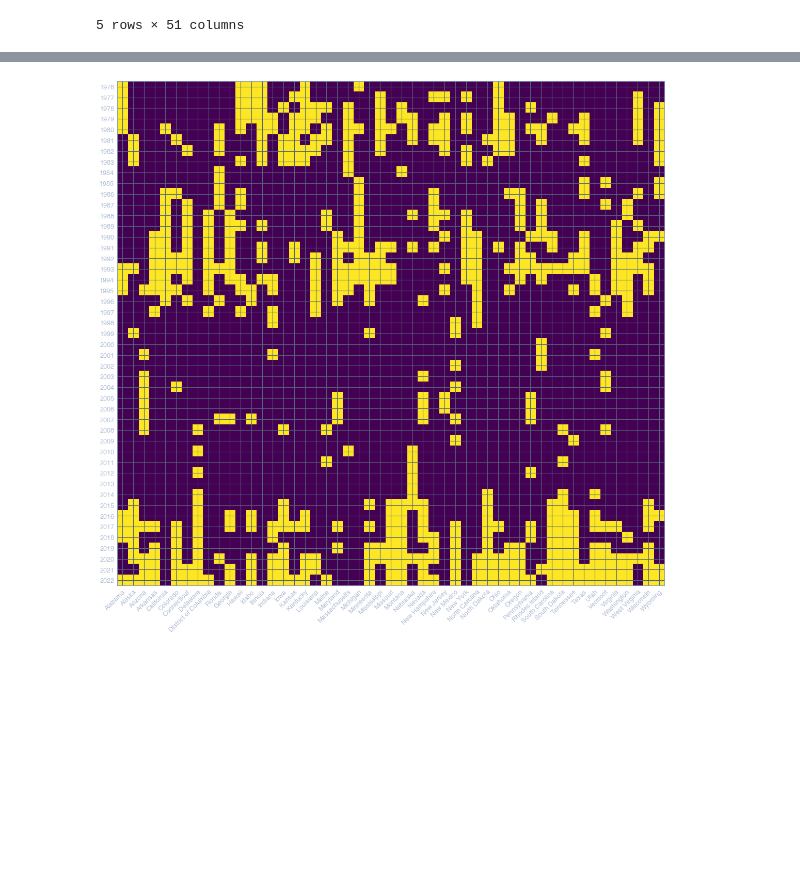
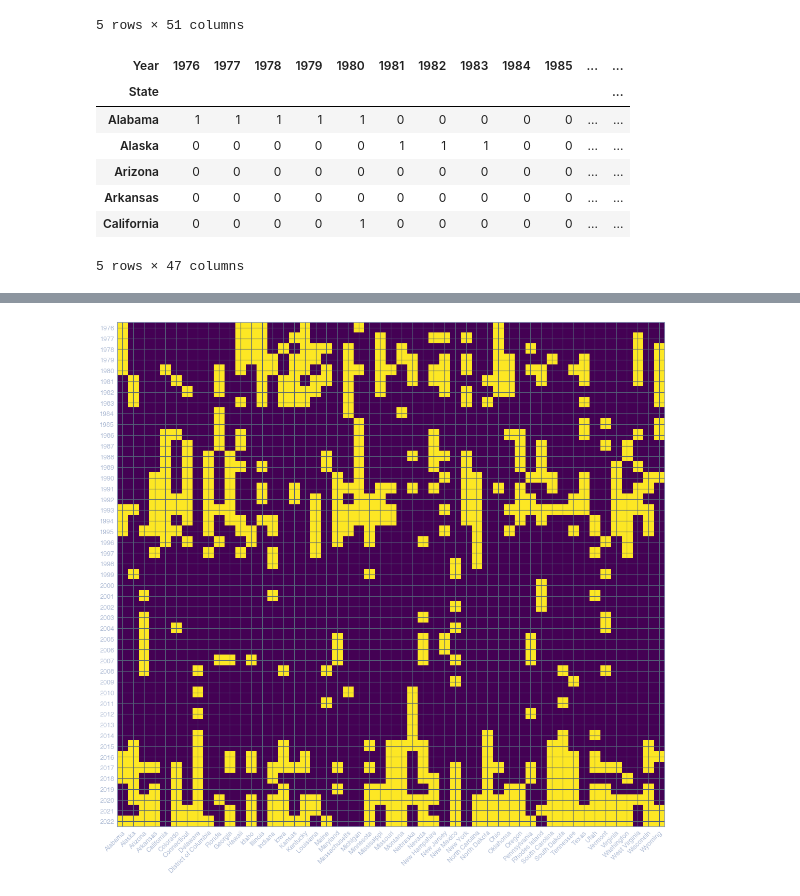
Before and after one commit to fadeeva/weird_projects, a Jupyter notebook: Serial_Killers/Outliers_in_Murder_Accountability_Project.ipynb, the cells around one changed output, grey strips where cells are left out. Drawn from its saved outputs; the diff is of its cells as text; code cells hidden in the pictures; blank space fills up the shorter version.

```diff
--- a/Serial_Killers/Outliers_in_Murder_Accountability_Project.ipynb
+++ b/Serial_Killers/Outliers_in_Murder_Accountability_Project.ipynb
@@ -210,3 +208,16 @@ year_state_vis.head()
 | 1979 | 1 | 0 | 0 | 0 | 0 | 0 | 0 | 0 | ... |
 | 1980 | 1 | 0 | 0 | 0 | 1 | 0 | 0 | 0 | ... |
 5 rows × 51 columns
+# %%
+year_state_vis_pv = pd.pivot_table(year_state_vis.stack().to_frame(), index='State', columns='Year')
+year_state_vis_pv.columns = year_state_vis_pv.columns.droplevel()
+year_state_vis_pv.head()
+# %% [output]
+| Year | 1976 | 1977 | 1978 | 1979 | 1980 | 1981 | 1982 | 1983 | 1984 | 1985 | ... | ... |
+| State |  |  |  |  |  |  |  |  |  |  |  | ... |
+| Alabama | 1 | 1 | 1 | 1 | 1 | 0 | 0 | 0 | 0 | 0 | ... | ... |
+| Alaska | 0 | 0 | 0 | 0 | 0 | 1 | 1 | 1 | 0 | 0 | ... | ... |
+| Arizona | 0 | 0 | 0 | 0 | 0 | 0 | 0 | 0 | 0 | 0 | ... | ... |
+| Arkansas | 0 | 0 | 0 | 0 | 0 | 0 | 0 | 0 | 0 | 0 | ... | ... |
+| California | 0 | 0 | 0 | 0 | 1 | 0 | 0 | 0 | 0 | 0 | ... | ... |
+5 rows × 47 columns
```
Also changed, not shown: parts of 3 cells of this notebook.
